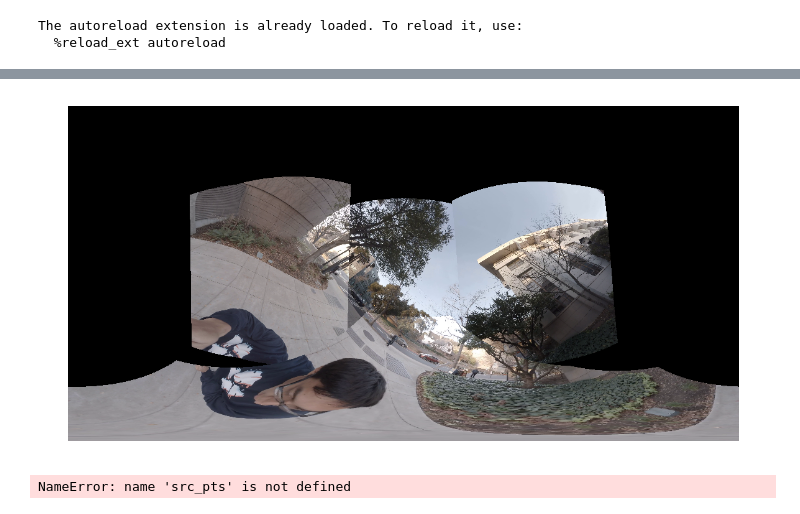
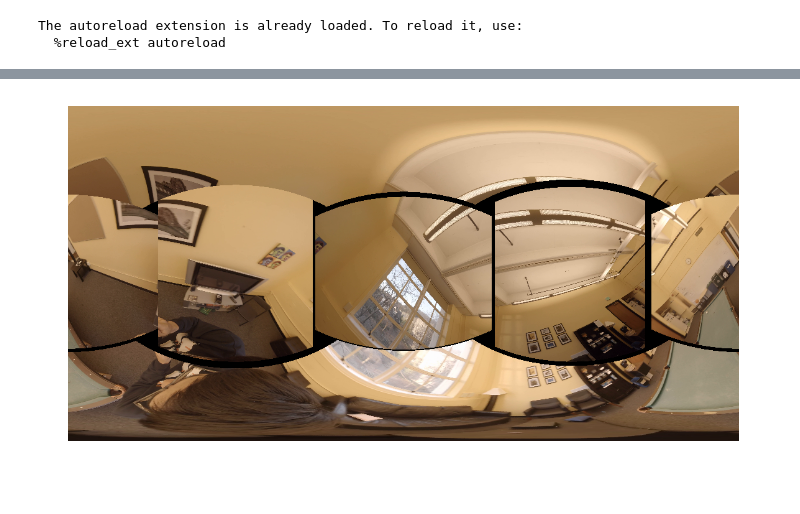
Before and after one commit to ZhongxiaYan/3d_reconstruction, a Jupyter notebook: scripts/stitching_sfm.ipynb, the cells around one changed output, grey strips where cells are left out. Drawn from its saved outputs; the diff is of its cells as text; code cells hidden in the pictures.

```diff
--- a/scripts/stitching_sfm.ipynb
+++ b/scripts/stitching_sfm.ipynb
@@ -197,0 +360,8 @@ Rts = [
+# %%
+transformations = { im : (x.pose.get_rotation_matrix(), x.pose.translation) for r in rs for im, x in r.shots.items() }
+R1, t1 = transformations[1]
+trans1 = {} # camera 1 point of reference
+for im, (Ri, ti) in transformations.items():
+    R = np.dot(Ri, R1.T)
+    trans1[im] = (R, ti - np.dot(R, t1))
+trans1
@@ -197,0 +386,2 @@ Rts = [
+# %%
+Rts_test = [transformations[1], transformations[2]]
@@ -197,0 +416,3 @@ Rts = [
+# %%
+Rts = [trans1[i] for i in Cam_ids]
+fs = frames[frames.keys()[0]]
@@ -198,41 +439,39 @@ Rts = [
+# %%
+I = np.eye(3)
+z = np.zeros(3)
+Rts = [
+    (I, z),
+    (np.array([-I[1], -I[2], I[0]]), z),
+    (np.array([-I[1], I[2], -I[0]]), z),
+    (np.array([I[2], -I[0], -I[1]]), z),
+    (np.array([I[2], I[0], I[1]]), z),
+    (np.array([I[0], -I[1], -I[2]]), z),
+]
 # %%
 scale = 3
 p_w, p_h = 360 * scale, 180 * scale
 px_to_rad = lambda x: x / scale * np.pi / 180
 p = np.zeros((p_h, p_w, 3), dtype=np.uint8)
 shift_x, shift_y = Video_wh / 2
 in_range = lambda x, min_x, max_x: min_x <= x < max_x
 is_inbound = lambda x, y: (0 <= x < Video_width) and (0 <= y < Video_height)
 for i in range(p_w):
     theta = px_to_rad(i - p_w // 2)
     for j in range(p_h):
         phi = px_to_rad(j - p_h // 2)
         vec = np.array([np.sin(theta) * np.cos(phi), np.sin(phi), np.cos(theta) * np.cos(phi)])
 
-        for f, (R, t) in zip(frames, Rts):
+        for c, f, (R, t) in zip(Cam_ids, fs, Rts):
             if R is None or t is None:
                 continue
-            x_t, y_t, z_t = np.dot(R, vec) + np.abs(vec[2]) * t
+            x_t, y_t, z_t = np.dot(R, vec)
+            cam_mtx = cameras[c]
             if z_t > 0:
-                x_f = int(round(x_t / z_t * focal + shift_x))
-                y_f = int(round(y_t / z_t * focal + shift_y))
+                x_f = int(round(x_t / z_t * cam_mtx[0, 0] + cam_mtx[0, 2]))
+                y_f = int(round(y_t / z_t * cam_mtx[1, 1] + cam_mtx[1, 2]))
                 if is_inbound(x_f, y_f):
                     p[j, i] = f[y_f, x_f]
                     continue
 show_img(p)
 # %% [output]
-[figure, old version]
+[figure, new version]
-# %%
-input = src_pts
-true = dst_pts
-res = np.append(input.reshape((76, 2)).T, np.ones((1, 76)), axis=0)
-pred = np.dot(H, res)
-pred = pred[:2] / pred[2]
-residuals = np.linalg.norm(true.reshape(76, 2) - pred.T, axis=1)
-residuals = residuals[residuals < 20]
-print(len(residuals))
-print(np.mean(residuals))
-plt.hist(residuals)
-plt.show()
-# %% [output]
-NameError: name 'src_pts' is not defined
```
Also changed, not shown: parts of 27 cells of this notebook, 1 other file.
